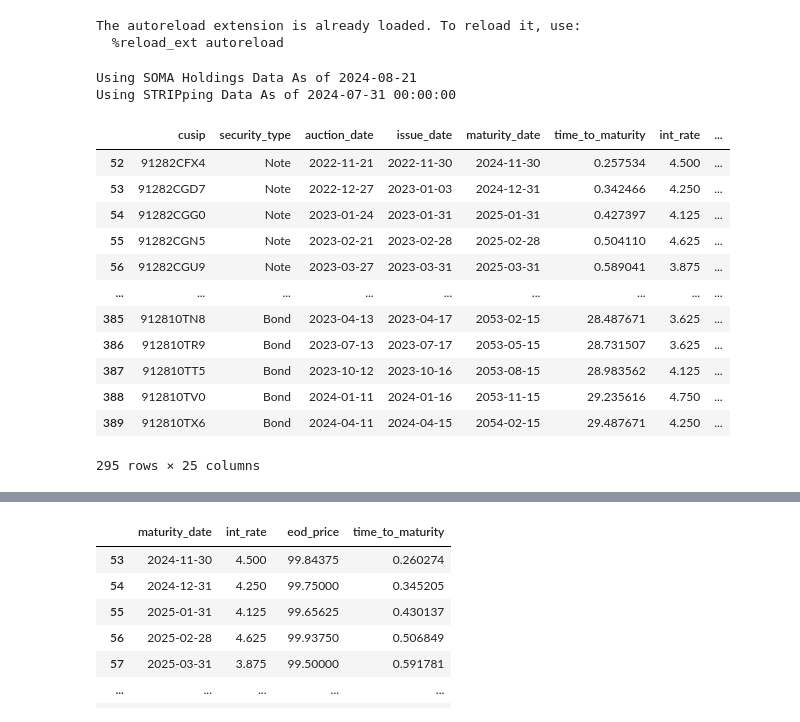
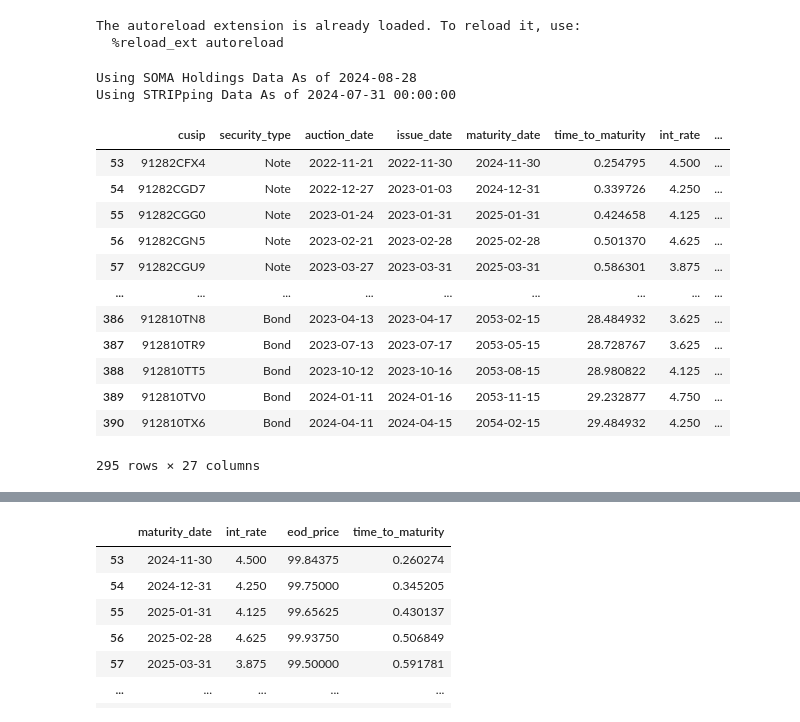
Before and after one commit to cleeclee123/Curvy-CUSIPs, a Jupyter notebook: examples/practical_par_curve_build.ipynb, the cells around one changed output, grey strips where cells are left out. Saved outputs shown, nothing was run; the diff lists cells and outputs as text; code cells hidden in the pictures.

```diff
--- a/examples/practical_par_curve_build.ipynb
+++ b/examples/practical_par_curve_build.ipynb
@@ -45,50 +45,50 @@ The autoreload extension is already loaded. To reload it, use:
 # %%
 curve_data_fetcher = CurveDataFetcher(use_ust_issue_date=True, no_logs_plz=True)
 # %%
-as_of_date = datetime(2024, 8, 28)
-quote_type = "eod"
+as_of_date = datetime(2024, 8, 29)
+quote_type = "bid"
 
 curve_set_df = curve_data_fetcher.build_curve_set(
     as_of_date=as_of_date,
     sorted=True,
     use_github=True,
     include_off_the_run_number=True,
     market_cols_to_return=[f"{quote_type}_price", f"{quote_type}_yield"],
     calc_free_float=True,
 )
 
 # remove OTRs and first off the runs due to liquidity premium
 filtered_curve_set_df = curve_set_df[(curve_set_df["rank"] != 0) & (curve_set_df["rank"] != 1)]
 
 # remove TBills
 filtered_curve_set_df = filtered_curve_set_df[
     filtered_curve_set_df["security_type"] != "Bill"
 ]
 
 # remove low free float bonds (< $8bn)
 filtered_curve_set_df = filtered_curve_set_df[filtered_curve_set_df["free_float"] > 8000]
 
 # filter bonds very close to maturity
 filtered_curve_set_df = filtered_curve_set_df[filtered_curve_set_df["time_to_maturity"] > 0.25]
 
 # remove CTDs (this is a TODO)
 # filtered_curve_set_df = filtered_curve_set_df[filtered_curve_set_df["is_ctd"] == False]
 
 filtered_curve_set_df
 # %% [output]
-Using SOMA Holdings Data As of 2024-08-21
+Using SOMA Holdings Data As of 2024-08-28
 Using STRIPping Data As of 2024-07-31 00:00:00
 |  | cusip | security_type | auction_date | issue_date | maturity_date | time_to_maturity | int_rate | ... |
-| 52 | 91282CFX4 | Note | 2022-11-21 | 2022-11-30 | 2024-11-30 | 0.257534 | 4.500 | ... |
-| 53 | 91282CGD7 | Note | 2022-12-27 | 2023-01-03 | 2024-12-31 | 0.342466 | 4.250 | ... |
-| 54 | 91282CGG0 | Note | 2023-01-24 | 2023-01-31 | 2025-01-31 | 0.427397 | 4.125 | ... |
-| 55 | 91282CGN5 | Note | 2023-02-21 | 2023-02-28 | 2025-02-28 | 0.504110 | 4.625 | ... |
-| 56 | 91282CGU9 | Note | 2023-03-27 | 2023-03-31 | 2025-03-31 | 0.589041 | 3.875 | ... |
+| 53 | 91282CFX4 | Note | 2022-11-21 | 2022-11-30 | 2024-11-30 | 0.254795 | 4.500 | ... |
+| 54 | 91282CGD7 | Note | 2022-12-27 | 2023-01-03 | 2024-12-31 | 0.339726 | 4.250 | ... |
+| 55 | 91282CGG0 | Note | 2023-01-24 | 2023-01-31 | 2025-01-31 | 0.424658 | 4.125 | ... |
+| 56 | 91282CGN5 | Note | 2023-02-21 | 2023-02-28 | 2025-02-28 | 0.501370 | 4.625 | ... |
+| 57 | 91282CGU9 | Note | 2023-03-27 | 2023-03-31 | 2025-03-31 | 0.586301 | 3.875 | ... |
 | ... | ... | ... | ... | ... | ... | ... | ... | ... |
-| 385 | 912810TN8 | Bond | 2023-04-13 | 2023-04-17 | 2053-02-15 | 28.487671 | 3.625 | ... |
-| 386 | 912810TR9 | Bond | 2023-07-13 | 2023-07-17 | 2053-05-15 | 28.731507 | 3.625 | ... |
-| 387 | 912810TT5 | Bond | 2023-10-12 | 2023-10-16 | 2053-08-15 | 28.983562 | 4.125 | ... |
-| 388 | 912810TV0 | Bond | 2024-01-11 | 2024-01-16 | 2053-11-15 | 29.235616 | 4.750 | ... |
-| 389 | 912810TX6 | Bond | 2024-04-11 | 2024-04-15 | 2054-02-15 | 29.487671 | 4.250 | ... |
+| 386 | 912810TN8 | Bond | 2023-04-13 | 2023-04-17 | 2053-02-15 | 28.484932 | 3.625 | ... |
+| 387 | 912810TR9 | Bond | 2023-07-13 | 2023-07-17 | 2053-05-15 | 28.728767 | 3.625 | ... |
+| 388 | 912810TT5 | Bond | 2023-10-12 | 2023-10-16 | 2053-08-15 | 28.980822 | 4.125 | ... |
+| 389 | 912810TV0 | Bond | 2024-01-11 | 2024-01-16 | 2053-11-15 | 29.232877 | 4.750 | ... |
+| 390 | 912810TX6 | Bond | 2024-04-11 | 2024-04-15 | 2054-02-15 | 29.484932 | 4.250 | ... |
-295 rows × 25 columns
+295 rows × 27 columns
 # %%
```
Also changed, not shown: parts of 7 cells of this notebook, 2 other files.
